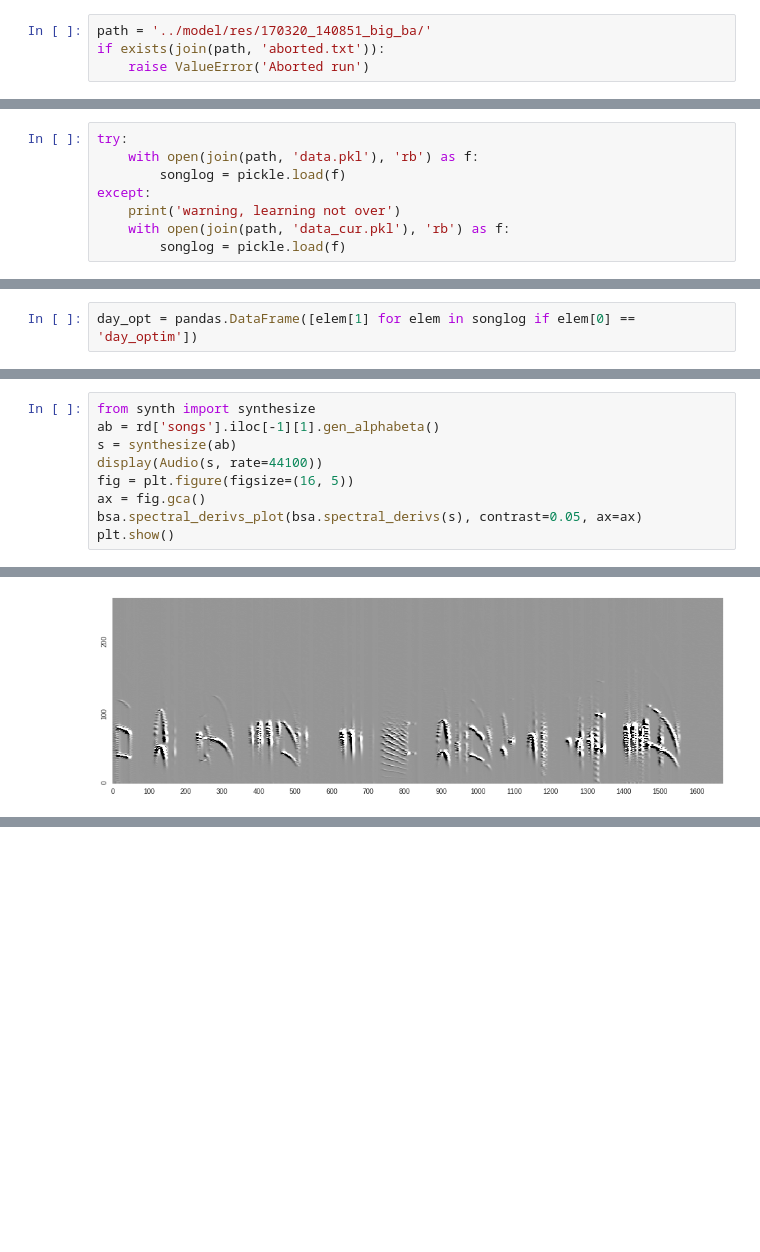
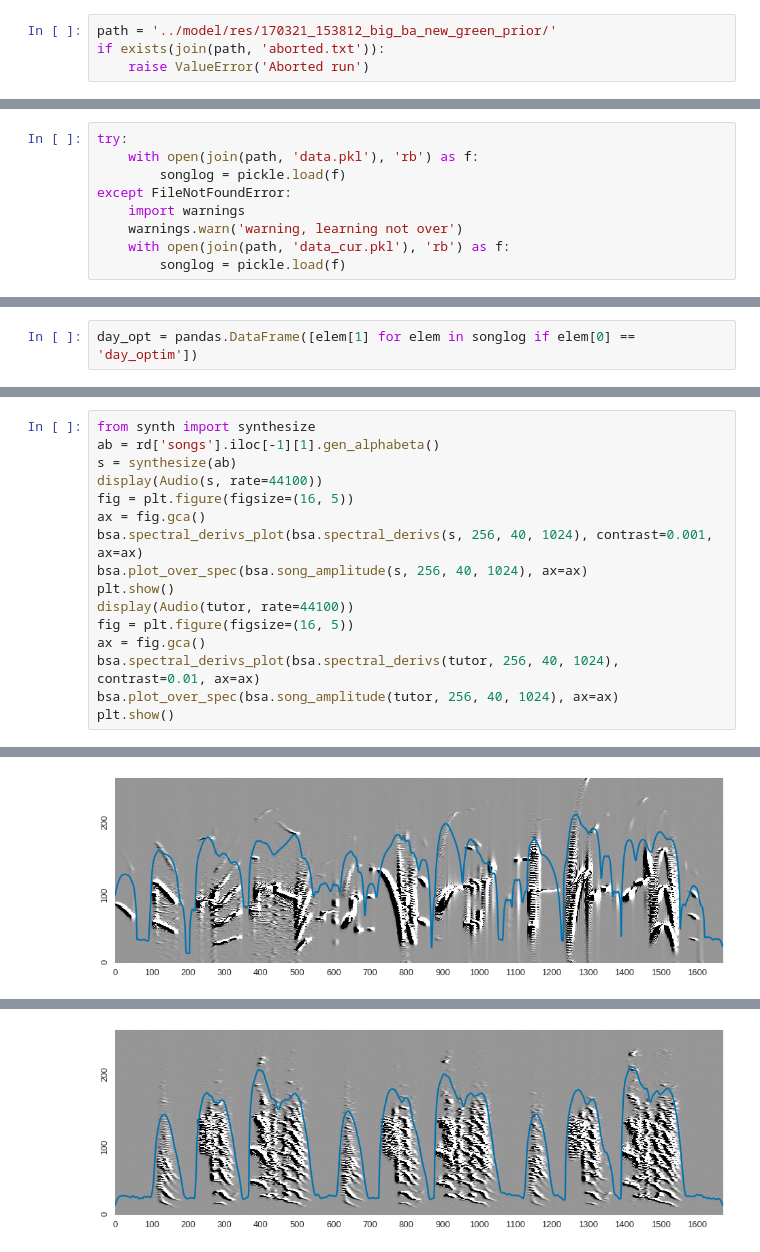
Before and after one commit to PaulEcoffet/birdsonglearningmodel, a Jupyter notebook: analysis/song_fitter_analyser.ipynb, the cells around one changed output, grey strips where cells are left out. Saved outputs shown, nothing was run; the diff lists cells and outputs as text; blank space fills up the shorter version.

```diff
--- a/analysis/song_fitter_analyser.ipynb
+++ b/analysis/song_fitter_analyser.ipynb
@@ -20,7 +20,7 @@ import synth
 
 sns.set_palette('colorblind')
 # %%
-path = '../model/res/170320_140851_big_ba/'
+path = '../model/res/170321_153812_big_ba_new_green_prior/'
 if exists(join(path, 'aborted.txt')):
     raise ValueError('Aborted run')
 # %%
@@ -208,8 +184,9 @@ for gte in true_gtes:
 try:
     with open(join(path, 'data.pkl'), 'rb') as f:
         songlog = pickle.load(f)
-except:
-    print('warning, learning not over')
+except FileNotFoundError:
+    import warnings
+    warnings.warn('warning, learning not over')
     with open(join(path, 'data_cur.pkl'), 'rb') as f:
         songlog = pickle.load(f)
 # %%
@@ -256,12 +245,19 @@ plt.plot(rd['songs'].iloc[-1][0].gen_sound())
 # %%
 from synth import synthesize
 ab = rd['songs'].iloc[-1][1].gen_alphabeta()
 s = synthesize(ab)
 display(Audio(s, rate=44100))
 fig = plt.figure(figsize=(16, 5))
 ax = fig.gca()
-bsa.spectral_derivs_plot(bsa.spectral_derivs(s), contrast=0.05, ax=ax)
+bsa.spectral_derivs_plot(bsa.spectral_derivs(s, 256, 40, 1024), contrast=0.001, ax=ax)
+bsa.plot_over_spec(bsa.song_amplitude(s, 256, 40, 1024), ax=ax)
 plt.show()
+display(Audio(tutor, rate=44100))
+fig = plt.figure(figsize=(16, 5))
+ax = fig.gca()
+bsa.spectral_derivs_plot(bsa.spectral_derivs(tutor, 256, 40, 1024), contrast=0.01, ax=ax)
+bsa.plot_over_spec(bsa.song_amplitude(tutor, 256, 40, 1024), ax=ax)
+plt.show()
 # %% [output]
 [interactive output not drawn]
-[figure, old version]
+[figure, new version]
@@ -267,0 +265 @@ plt.show()
+[figure, added]
```
Also changed, not shown: parts of 29 cells of this notebook.
